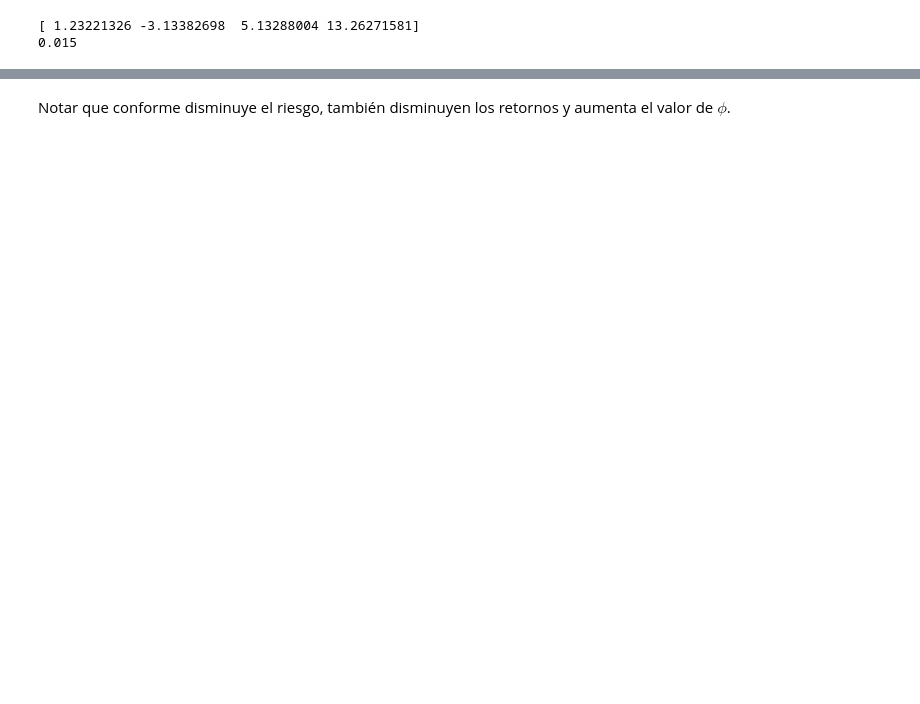
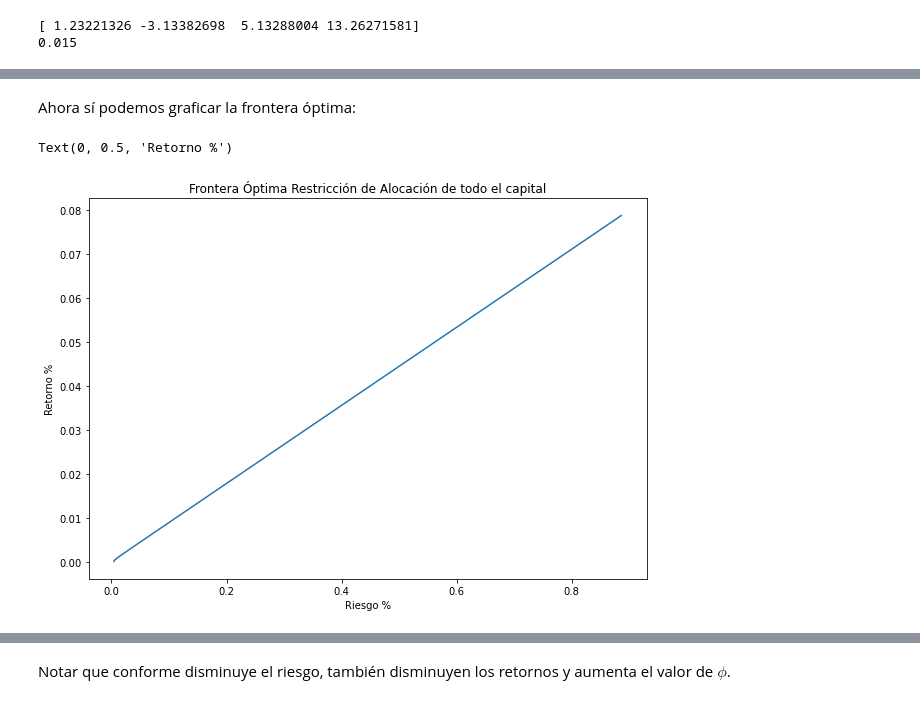
Before and after one commit to jduarte00/optimizacion_markowitz_restricciones, a Jupyter notebook: Optimizacion_restricciones_markowtiz.ipynb, the cells around one changed output, grey strips where cells are left out. Saved outputs shown, nothing was run; the diff lists cells and outputs as text; code cells hidden in the pictures; blank space fills up the shorter version.

```diff
--- a/Optimizacion_restricciones_markowtiz.ipynb
+++ b/Optimizacion_restricciones_markowtiz.ipynb
@@ -167,0 +170,3 @@ risks = [ sqrt(dot(x, S*x)) for x in portfolios ]
+# %%
+E_matriz = matrix(E)
+g_matriz = matrix(g)
@@ -167,0 +189,2 @@ risks = [ sqrt(dot(x, S*x)) for x in portfolios ]
+# %%
+portfolios = [ qp(P = phi*E_matriz, q = -g_matriz,A= A, b =b)['x'] for phi in phis ]
@@ -167,0 +193,3 @@ risks = [ sqrt(dot(x, S*x)) for x in portfolios ]
+# %%
+returns = [ dot(g_matriz,x) for x in portfolios ]
+risks = [ sqrt(dot(x, E_matriz*x)) for x in portfolios ]
@@ -171,0 +218,9 @@ rest_todo_capital = pd.DataFrame(data = {"riesgo":risks_df,"retorno": returns_df
+# %% [markdown]
+Ahora sí podemos graficar la frontera óptima:
+# %%
+ax = rest_todo_capital.plot.line(x="riesgo", y="retorno", title = "Frontera Óptima Restricción de Alocación de todo el capital", legend=False, figsize=(10,7))
+ax.set_xlabel("Riesgo %")
+ax.set_ylabel("Retorno %")
+# %% [output]
+Text(0, 0.5, 'Retorno %')
+[figure, added]
```
Also changed, not shown: parts of 42 cells of this notebook, 2 other files.
